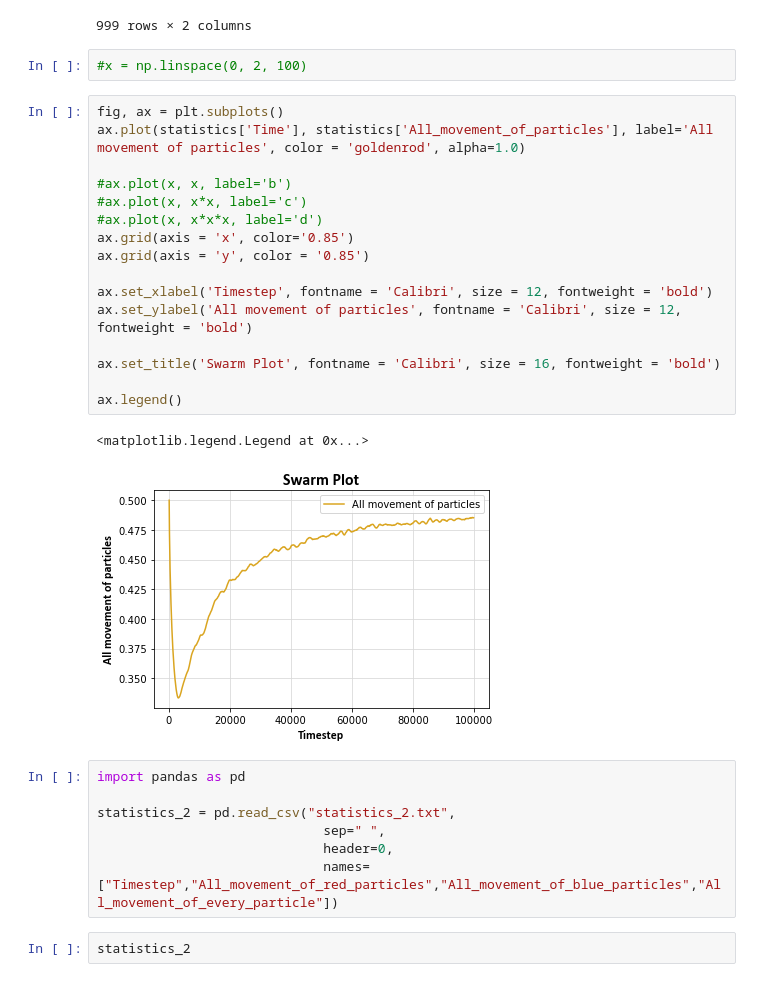
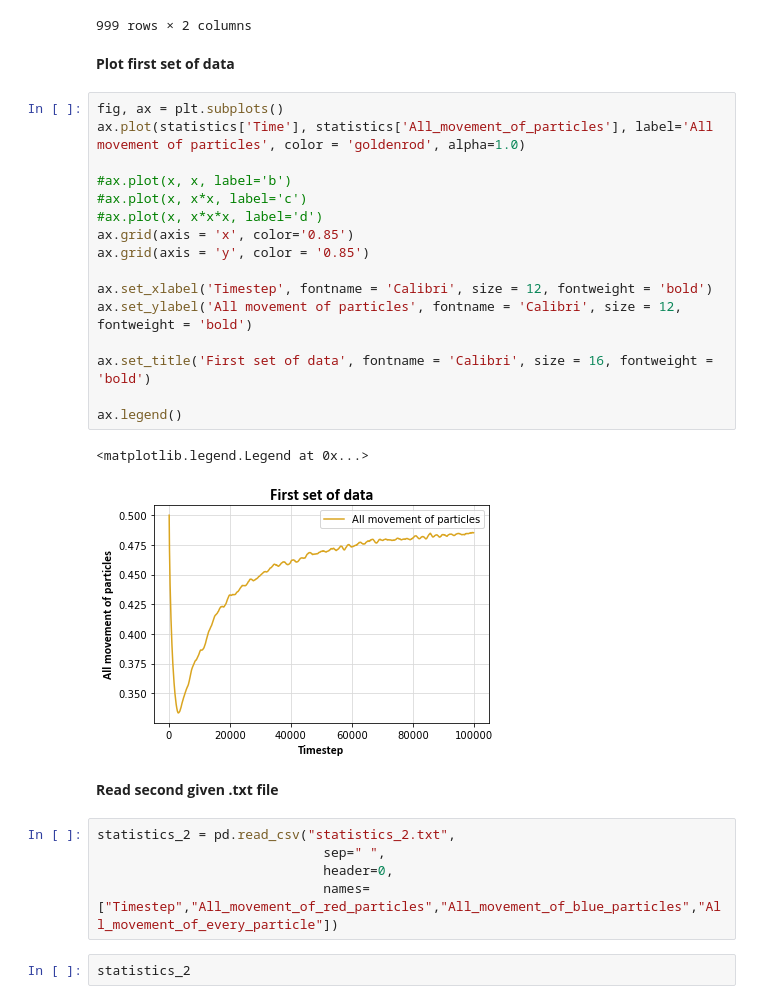
Before and after one commit to feketebence/swarm-intelligence, a Jupyter notebook: Swarm_Statistics.ipynb, the cells around one changed output. Cells and saved outputs as stored; diff of their text form.

```diff
--- a/Swarm_Statistics.ipynb
+++ b/Swarm_Statistics.ipynb
@@ -25,30 +26,30 @@ statistics
 | 997 | 99800 | 0.485383 |
 | 998 | 99900 | 0.485288 |
 999 rows × 2 columns
-# %%
-#x = np.linspace(0, 2, 100)
+# %% [markdown]
+**Plot first set of data**
 # %%
 fig, ax = plt.subplots()
 ax.plot(statistics['Time'], statistics['All_movement_of_particles'], label='All movement of particles', color = 'goldenrod', alpha=1.0)
 
 #ax.plot(x, x, label='b')
 #ax.plot(x, x*x, label='c')
 #ax.plot(x, x*x*x, label='d')
 ax.grid(axis = 'x', color='0.85')
 ax.grid(axis = 'y', color = '0.85')
 
 ax.set_xlabel('Timestep', fontname = 'Calibri', size = 12, fontweight = 'bold')
 ax.set_ylabel('All movement of particles', fontname = 'Calibri', size = 12, fontweight = 'bold')
 
-ax.set_title('Swarm Plot', fontname = 'Calibri', size = 16, fontweight = 'bold')
+ax.set_title('First set of data', fontname = 'Calibri', size = 16, fontweight = 'bold')
 
 ax.legend()
 # %% [output]
 <matplotlib.legend.Legend at 0x...>
-[figure, old version]
+[figure, new version]
+# %% [markdown]
+**Read second given .txt file**
 # %%
-import pandas as pd
-
 statistics_2 = pd.read_csv("statistics_2.txt",
                              sep=" ",
                              header=0,
```
Also changed, not shown: parts of 18 cells of this notebook.
